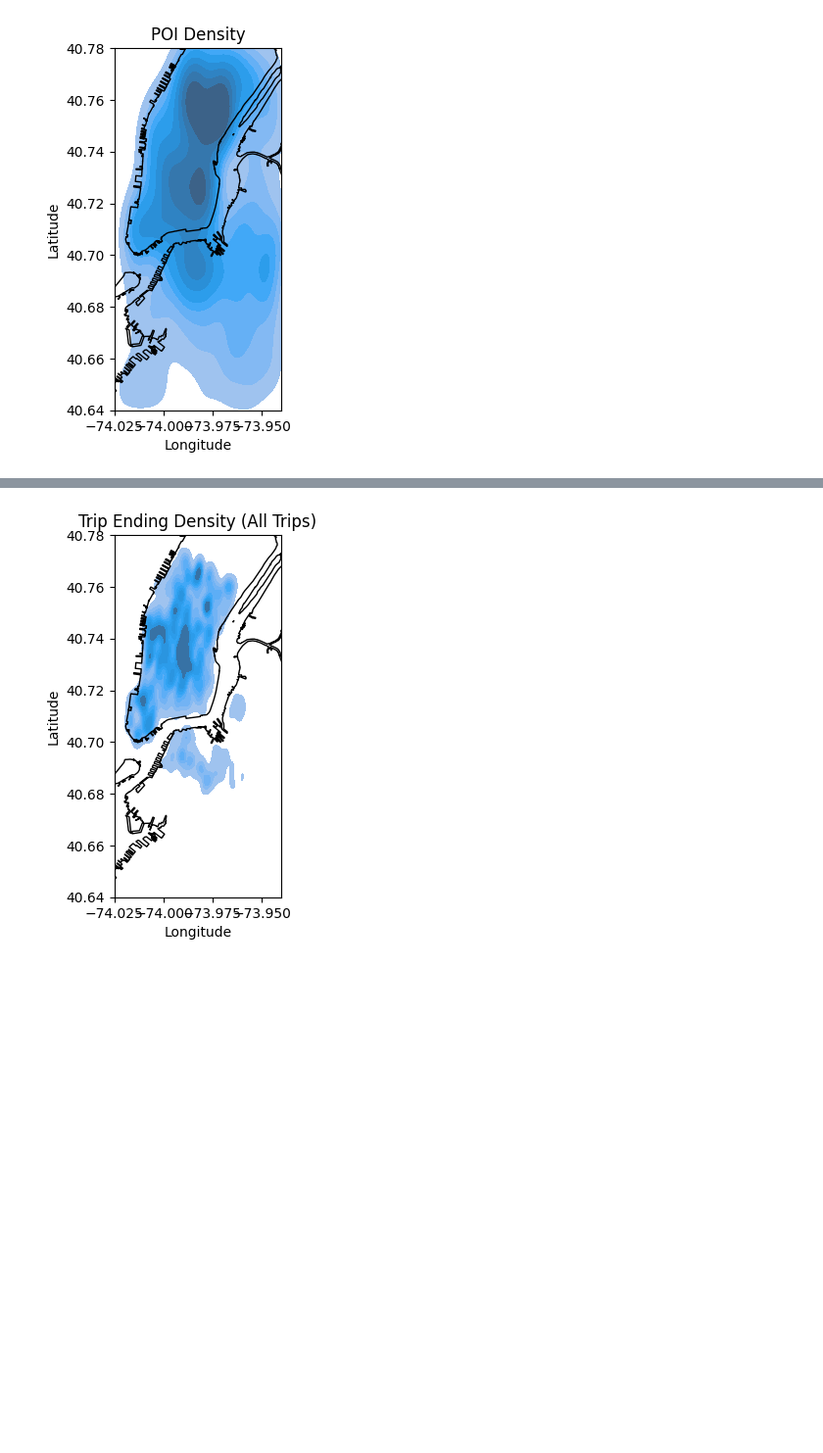
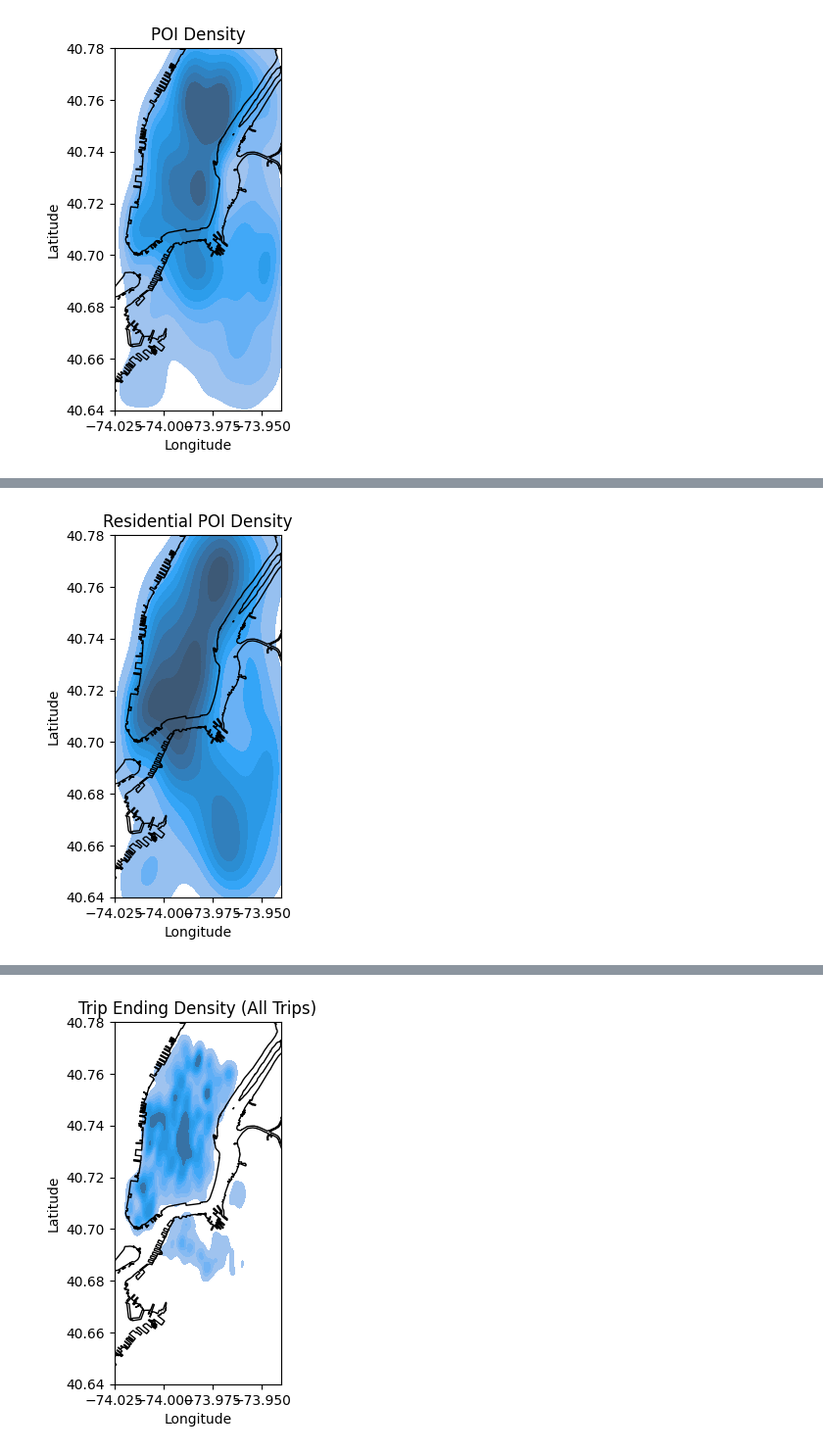
Before and after one commit to ColeDixon78/ML-Projects, a Jupyter notebook: Bike_share_project/NYC_biking.ipynb, the cells around one changed output, grey strips where cells are left out. Shown at 98% size. Saved outputs shown, nothing was run; the diff lists cells and outputs as text; code cells hidden in the pictures; blank space fills up the shorter version.

```diff
--- a/Bike_share_project/NYC_biking.ipynb
+++ b/Bike_share_project/NYC_biking.ipynb
@@ -225,0 +274,4 @@ compute_density(poi_gdf, poi_gdf.geometry.x, poi_gdf.geometry.y, 'POI Density',
+# %%
+compute_density(poi_gdf[poi_gdf["category"]=="Residential"], "Longitude", "Latitude", title = 'Residential POI Density')
+# %% [output]
+[figure, added]
```
Also changed, not shown: parts of 15 cells of this notebook, 4 other files.
